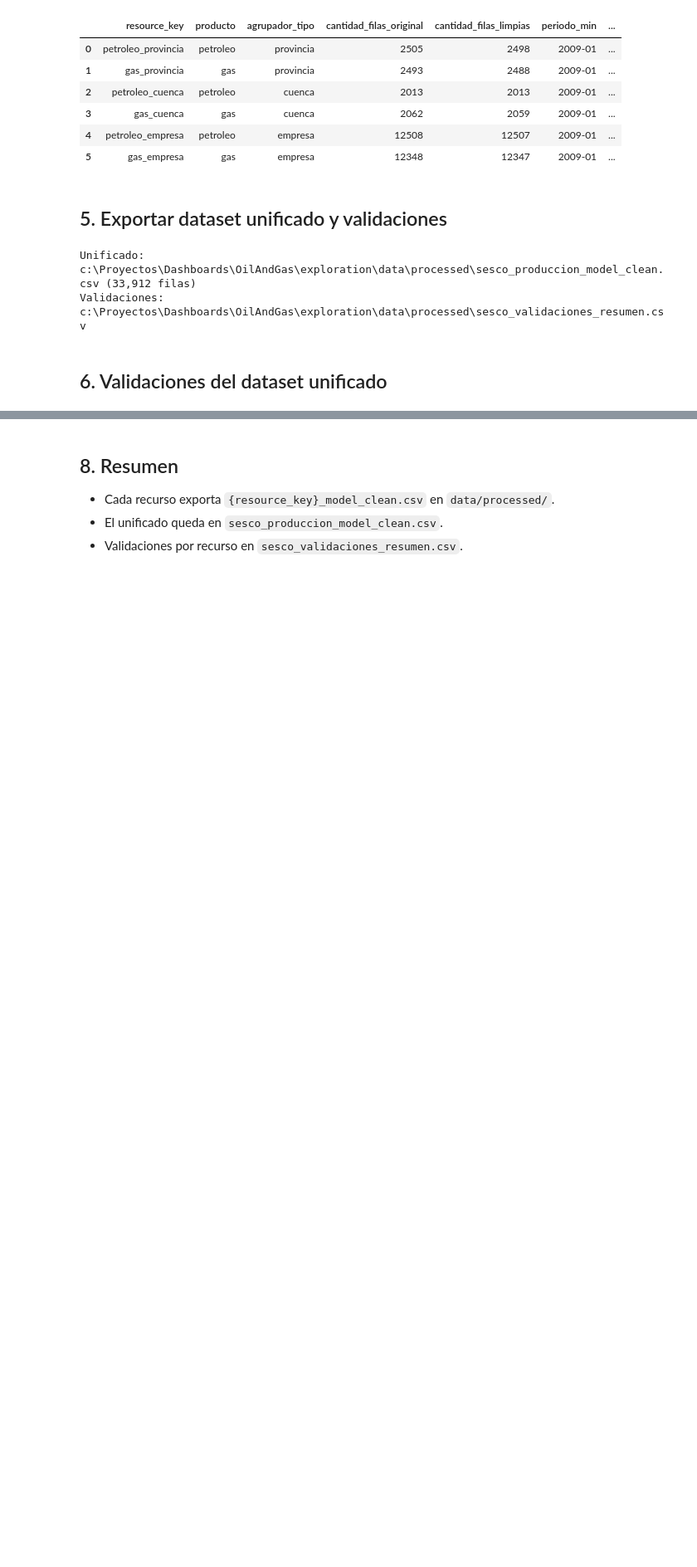
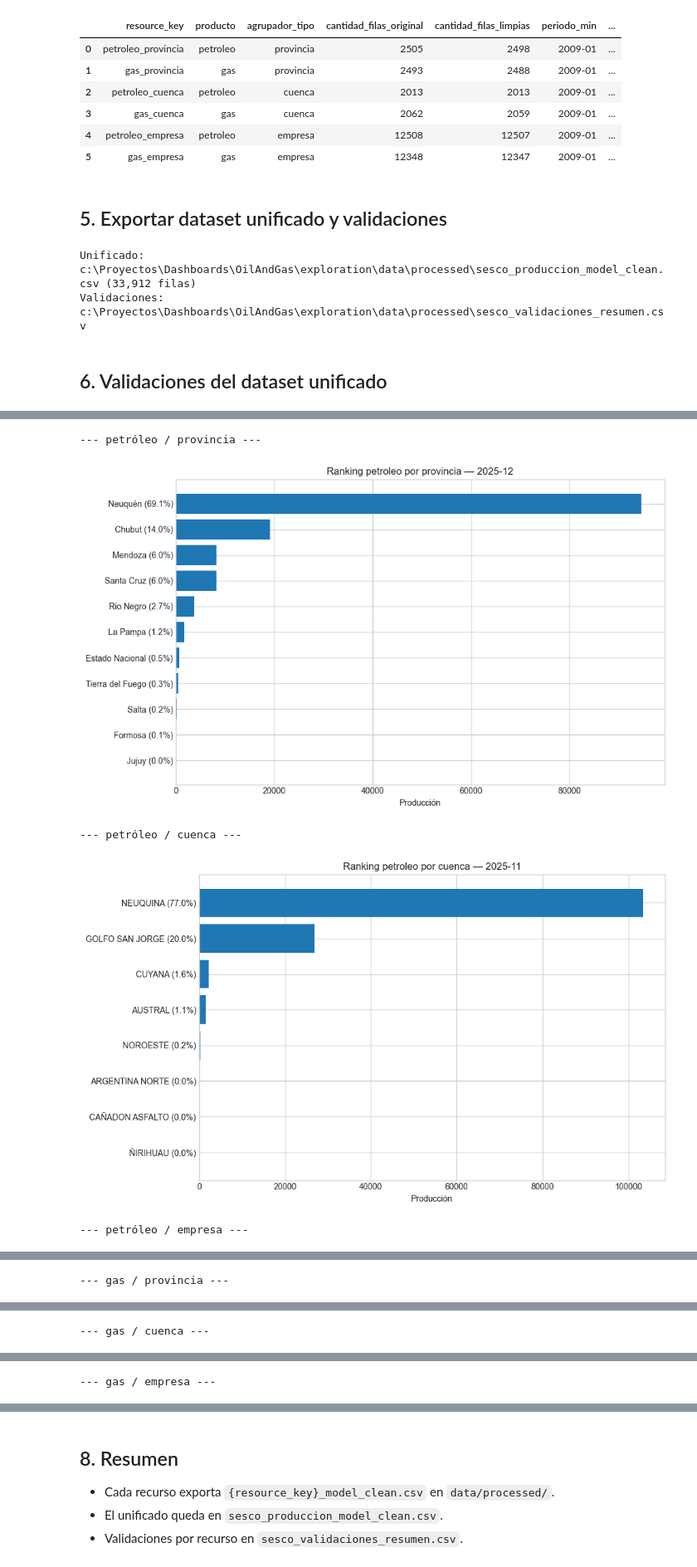
Before and after one commit to ppagano91/DashboardOilAndGasArgentina, a Jupyter notebook: exploration/notebooks/02_modelo_unificado_sesco.ipynb, the cells around one changed output, grey strips where cells are left out. Shown at 83% size. Saved outputs shown, nothing was run; the diff lists cells and outputs as text; code cells hidden in the pictures; blank space fills up the shorter version.

```diff
--- a/exploration/notebooks/02_modelo_unificado_sesco.ipynb
+++ b/exploration/notebooks/02_modelo_unificado_sesco.ipynb
@@ -194,0 +294,45 @@ Duplicados (clave ['periodo_str', 'producto', 'agrupador_tipo', 'agrupador_nombr
+# %%
+def plot_ranking_ultimo_periodo(df, producto, agrupador_tipo, top_n=15):
+    """Ranking en el último período válido por producto + agrupador_tipo."""
+    sub, info = filter_valid_group(df, producto, agrupador_tipo, threshold=0.5)
+    if sub.empty:
+        print(f"Sin datos para {producto}/{agrupador_tipo}")
+        return None
+
+    ultimo = info["latest_valid_period"]
+    df_p = sub[sub["periodo_str"] == ultimo]
+    ranking = (
+        df_p.groupby("agrupador_nombre", as_index=False)["produccion"]
+        .sum()
+        .sort_values("produccion", ascending=False)
+        .head(top_n)
+    )
+    total = ranking["produccion"].sum()
+    ranking["pct"] = ranking["produccion"] / total * 100
+    ranking["label"] = ranking.apply(
+        lambda r: f"{r['agrupador_nombre']} ({r['pct']:.1f}%)", axis=1
+    )
+
+    fig, ax = plt.subplots(figsize=(10, 6))
+    ax.barh(ranking["label"], ranking["produccion"])
+    ax.invert_yaxis()
+    ax.set_title(f"Ranking {producto} por {agrupador_tipo} — {ultimo}")
+    ax.set_xlabel("Producción")
+    plt.tight_layout()
+    plt.show()
+    return ranking
+
+
+for tipo in ("provincia", "cuenca", "empresa"):
+    print(f"\n--- petróleo / {tipo} ---")
+    plot_ranking_ultimo_periodo(df_sesco_model, "petroleo", tipo)
+
+for tipo in ("provincia", "cuenca", "empresa"):
+    print(f"\n--- gas / {tipo} ---")
+    plot_ranking_ultimo_periodo(df_sesco_model, "gas", tipo)
+# %% [output]
+--- petróleo / provincia ---
+[figure, added]
+--- petróleo / cuenca ---
+[figure, added]
+--- petróleo / empresa ---
@@ -194,0 +340 @@ Duplicados (clave ['periodo_str', 'producto', 'agrupador_tipo', 'agrupador_nombr
+--- gas / provincia ---
@@ -194,0 +342 @@ Duplicados (clave ['periodo_str', 'producto', 'agrupador_tipo', 'agrupador_nombr
+--- gas / cuenca ---
@@ -194,0 +344 @@ Duplicados (clave ['periodo_str', 'producto', 'agrupador_tipo', 'agrupador_nombr
+--- gas / empresa ---
```
Also changed, not shown: parts of 10 cells of this notebook, 2 other files.
